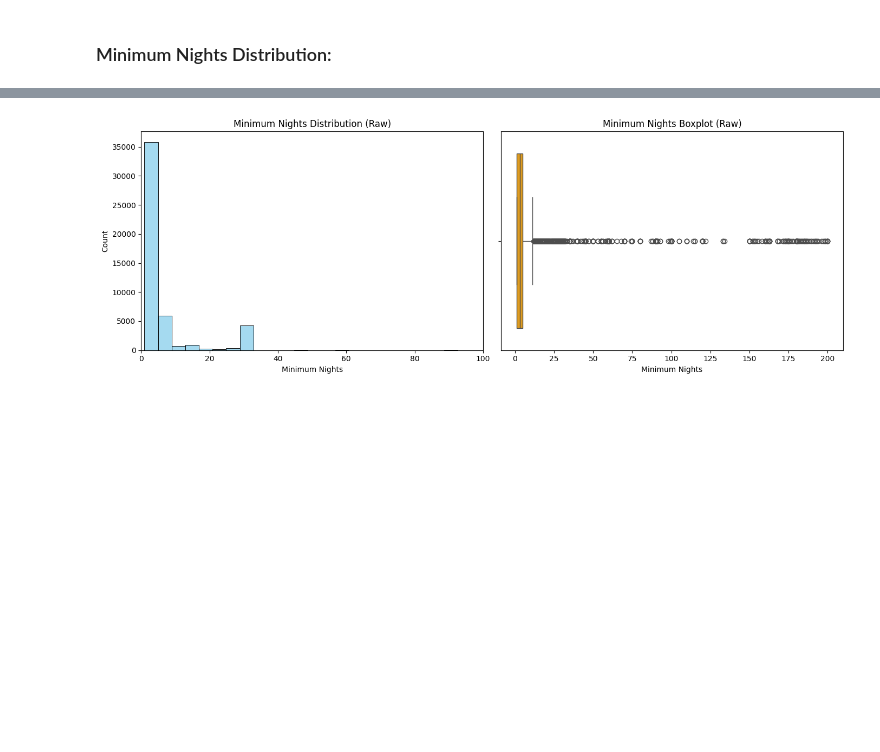
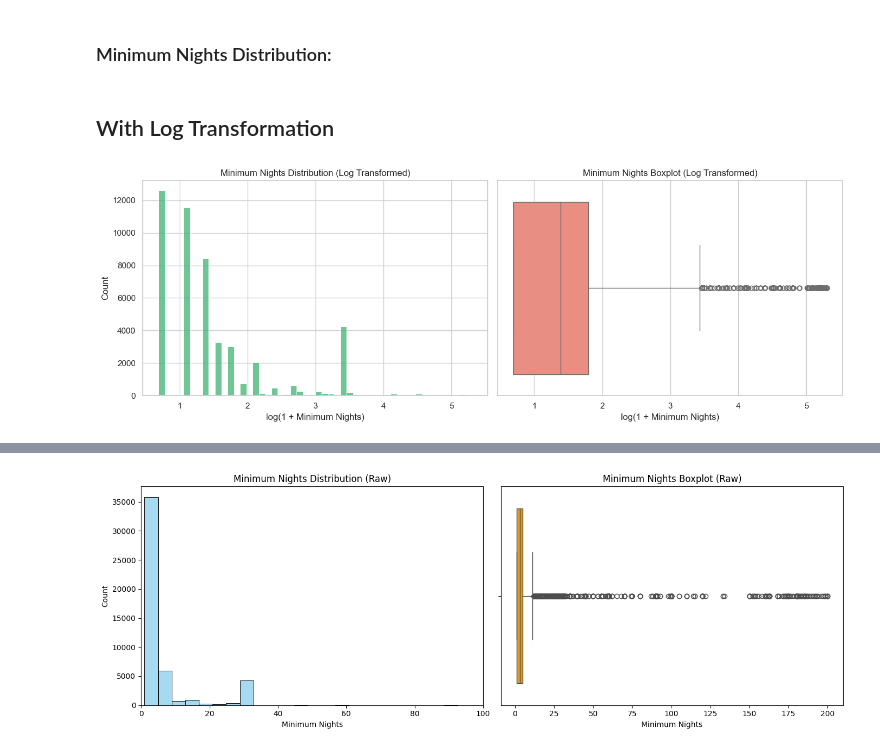
Before and after one commit to sachinn854/Airbnb-NYC-Listings-Data-Analysis-and-Dashboard, a Jupyter notebook: eda.ipynb, the cells around one changed output, grey strips where cells are left out. Saved outputs shown, nothing was run; the diff lists cells and outputs as text; code cells hidden in the pictures; blank space fills up the shorter version.

```diff
--- a/eda.ipynb
+++ b/eda.ipynb
@@ -282,5 +282,34 @@ plt.show()
 * Boxplot confirms 'many high-price outliers'.
 # %% [markdown]
 ### Minimum Nights Distribution:
+# %% [markdown]
+## With Log Transformation
 # %%
 import numpy as np
+# %%
+df['log_minimum_nights'] = np.log1p(df['minimum_nights'])  # log1p handles log(1 + x)
+# %%
+import numpy as np
+
+# Apply log1p transformation
+df['log_minimum_nights'] = np.log1p(df['minimum_nights'])
+
+plt.figure(figsize=(14, 5))
+
+# Histogram (Log)
+plt.subplot(1, 2, 1)
+sns.histplot(df['log_minimum_nights'], bins=50, kde=False, color='mediumseagreen')
+plt.title('Minimum Nights Distribution (Log Transformed)')
+plt.xlabel('log(1 + Minimum Nights)')
+plt.ylabel('Count')
+
+# Boxplot (Log)
+plt.subplot(1, 2, 2)
+sns.boxplot(x=df['log_minimum_nights'], color='salmon')
+plt.title('Minimum Nights Boxplot (Log Transformed)')
+plt.xlabel('log(1 + Minimum Nights)')
+
+plt.tight_layout()
+plt.show()
+# %% [output]
+[figure, added]
```
Also changed, not shown: parts of 6 cells of this notebook.
